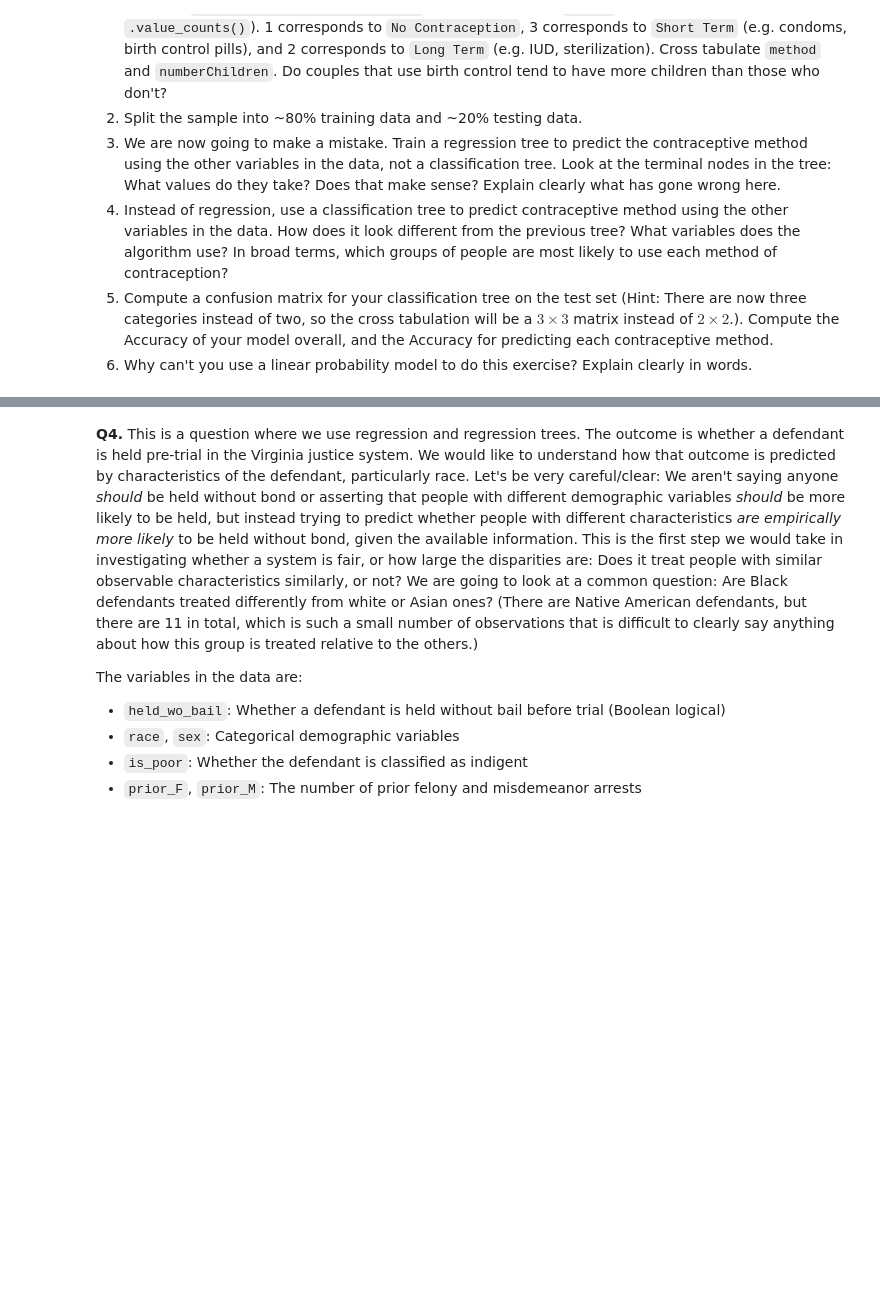
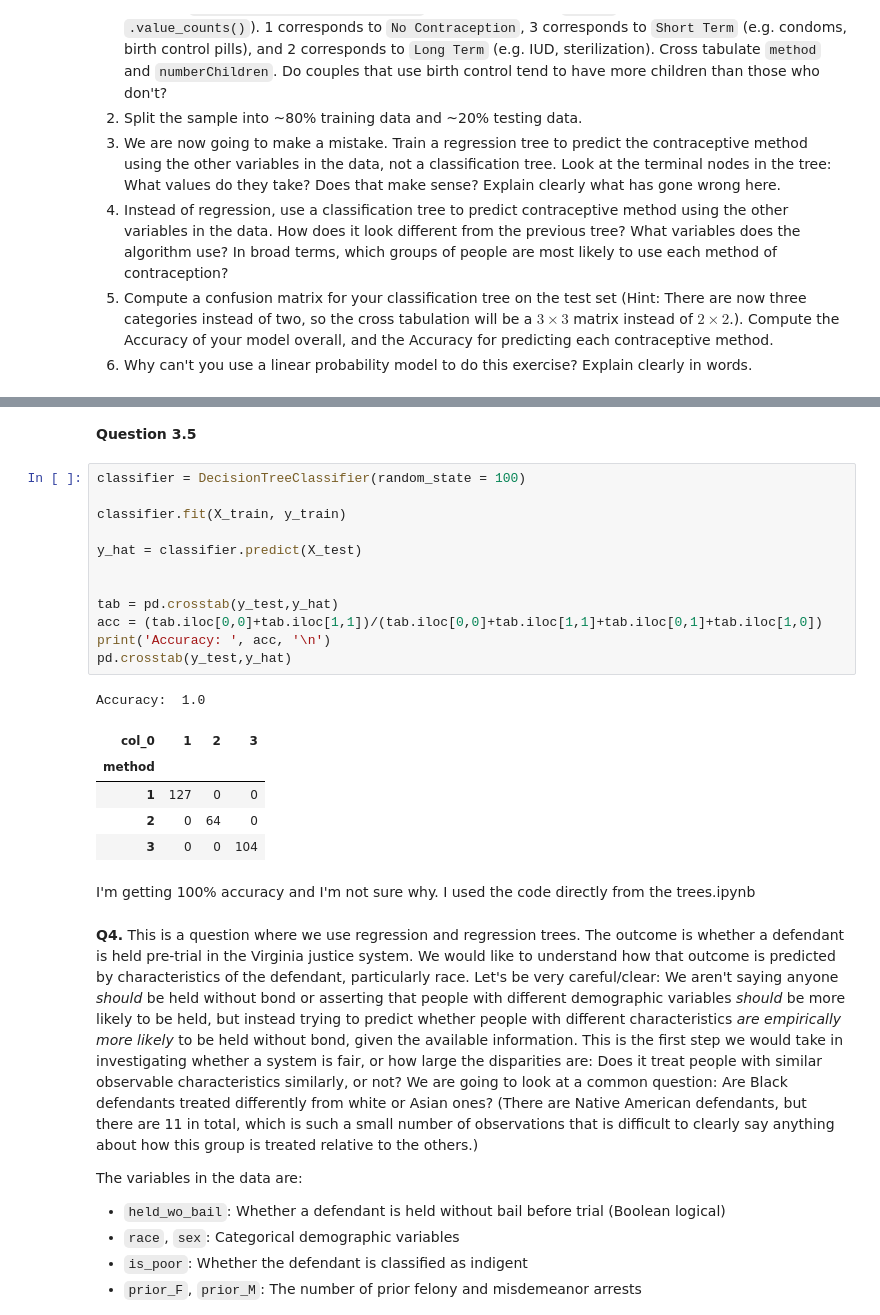
Before and after one commit to JackPMoore/assignment4, a Jupyter notebook: Jack's_assignment4.ipynb, the cells around one changed output, grey strips where cells are left out. Cells and saved outputs as stored; diff of their text form; blank space fills up the shorter version.

```diff
--- a/Jack's_assignment4.ipynb
+++ b/Jack's_assignment4.ipynb
@@ -398,3 +449,26 @@ choice = pd.read_csv("assignment4/data/")
+# %% [markdown]
+**Question 3.5**
+# %%
+classifier = DecisionTreeClassifier(random_state = 100)
+
+classifier.fit(X_train, y_train)
+
+y_hat = classifier.predict(X_test)
+
+
+tab = pd.crosstab(y_test,y_hat)
+acc = (tab.iloc[0,0]+tab.iloc[1,1])/(tab.iloc[0,0]+tab.iloc[1,1]+tab.iloc[0,1]+tab.iloc[1,0])
+print('Accuracy: ', acc, '\n')
+pd.crosstab(y_test,y_hat)
+# %% [output]
+Accuracy:  1.0
+| col_0 | 1 | 2 | 3 |
+| method |  |  |  |
+| 1 | 127 | 0 | 0 |
+| 2 | 0 | 64 | 0 |
+| 3 | 0 | 0 | 104 |
+# %% [markdown]
+I'm getting 100% accuracy and I'm not sure why. I used the code directly from the trees.ipynb
 # %% [markdown]
 **Q4.** This is a question where we use regression and regression trees. The outcome is whether a defendant is held pre-trial in the Virginia justice system. We would like to understand how that outcome is predicted by characteristics of the defendant, particularly race. Let's be very careful/clear: We aren't saying anyone *should* be held without bond or asserting that people with different demographic variables *should* be more likely to be held, but instead trying to predict whether people with different characteristics *are empirically more likely* to be held without bond, given the available information. This is the first step we would take in investigating whether a system is fair, or how large the disparities are: Does it treat people with similar observable characteristics similarly, or not? We are going to look at a common question: Are Black defendants treated differently from white or Asian ones? (There are Native American defendants, but there are 11 in total, which is such a small number of observations that is difficult to clearly say anything about how this group is treated relative to the others.)
 
```
Also changed, not shown: parts of 10 cells of this notebook.
